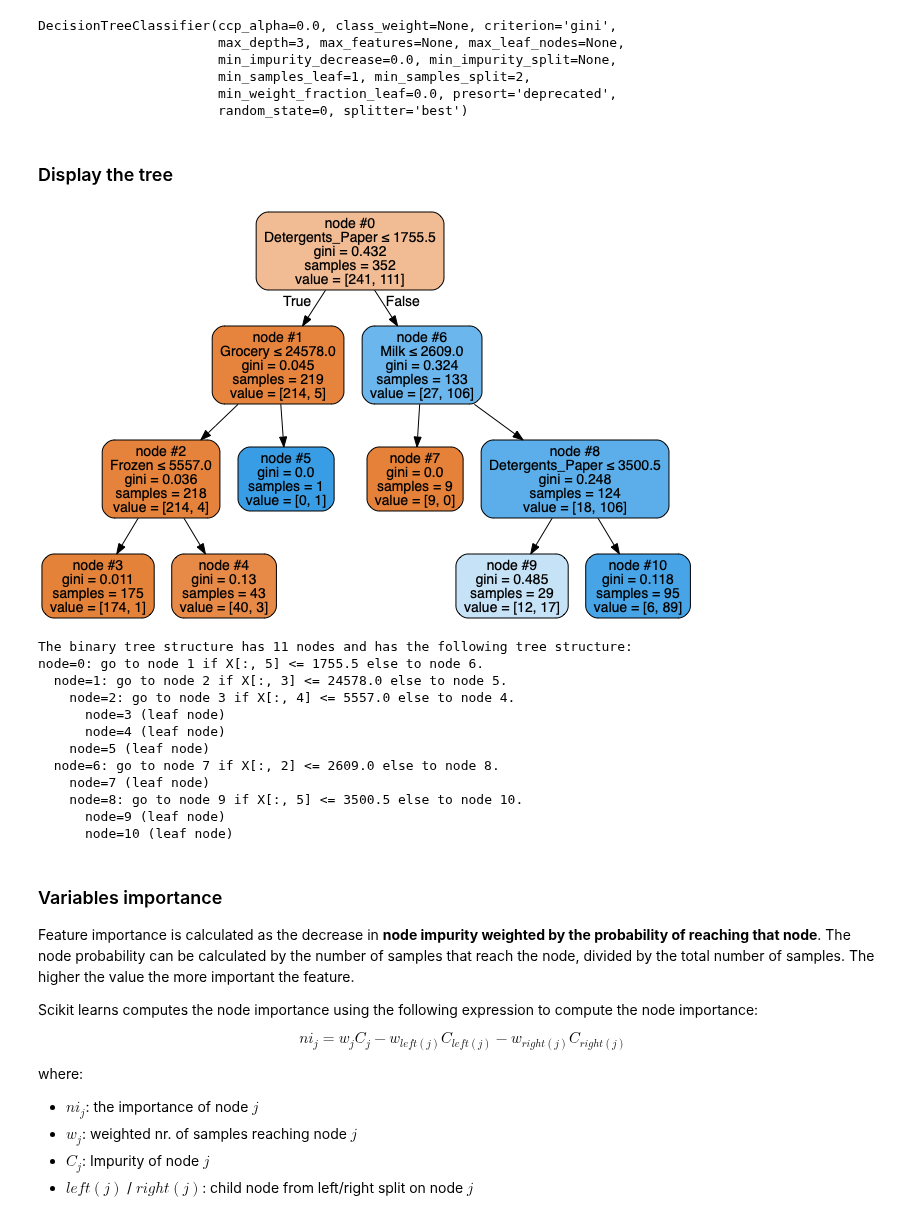
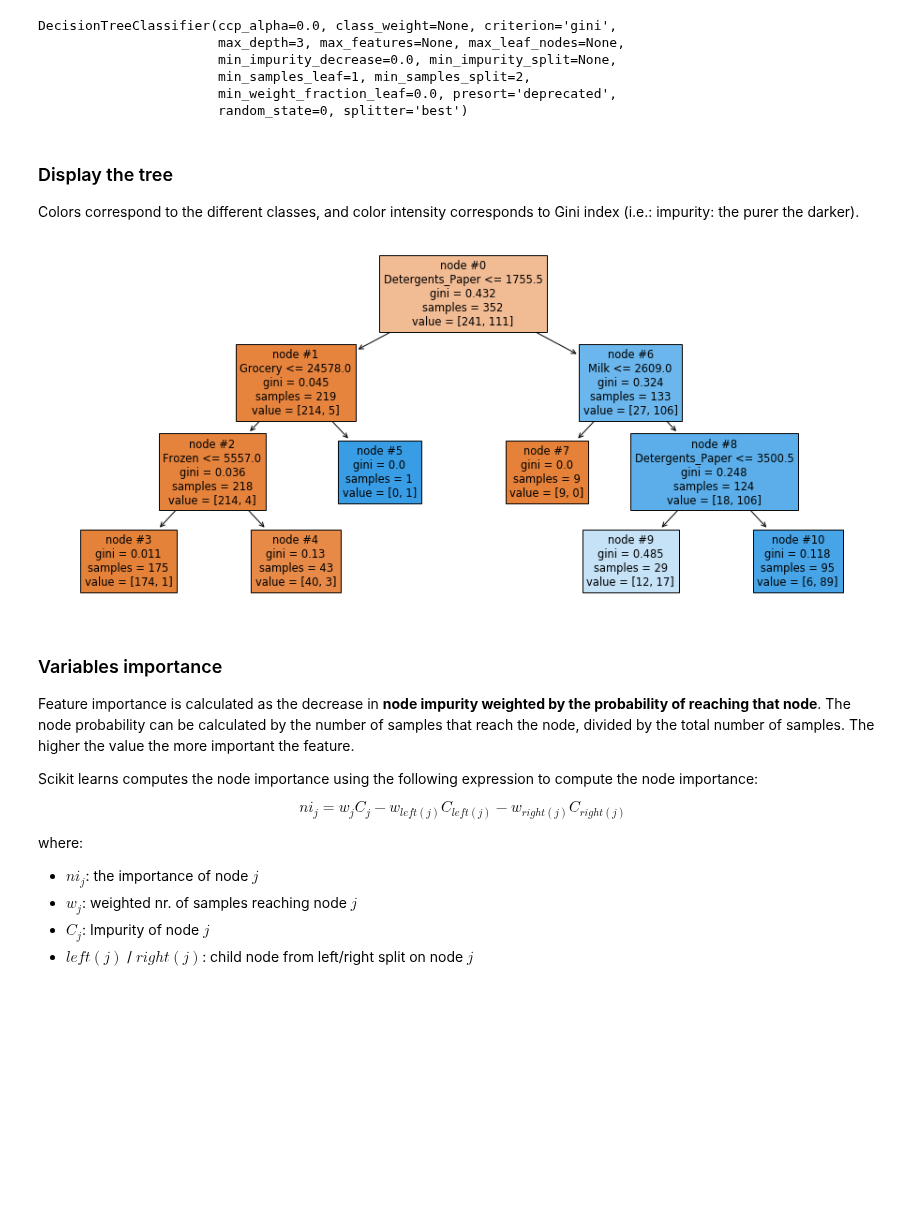
Before and after one commit to renero/class_notebooks, a Jupyter notebook: Tree based methods.ipynb, the cells around one changed output. Drawn from its saved outputs; the diff is of its cells as text; code cells hidden in the pictures; blank space fills up the shorter version.

```diff
--- a/Tree based methods.ipynb
+++ b/Tree based methods.ipynb
@@ -231,18 +199,0 @@ def plot_metrics(array1, array2, title='', xlabel='Tree depth', ylabel='F1'):
-# %%
-# Plot the $R^2$ values obtained when varying the depth of the tree
-min_depth = 1
-max_depth = 15
-r2s_train = []
-r2s_test = []
-for i in range(min_depth, max_depth):
-    # Fit the tree
-    tree = DecisionTreeRegressor(
-        random_state=0, max_depth=i).fit(X.train, Y.train)
-
-    # Get 10 metrics using CV of the MSE
-    r2s_train.append(np.mean(cross_val_score(
-        tree, X.train, Y.train, scoring='neg_mean_squared_error', cv=10)))
-
-    # Evaluate over the hold-out dataset.
-    r2s_test.append(np.abs(mean_squared_error(Y.test, tree.predict(X.test))))
-    del(tree)
@@ -305,27 +279,16 @@ DecisionTreeClassifier(ccp_alpha=0.0, class_weight=None, criterion='gini',
                        min_samples_leaf=1, min_samples_split=2,
                        min_weight_fraction_leaf=0.0, presort='deprecated',
                        random_state=0, splitter='best')
-# %% [markdown]
-### Display the tree
-# %%
-display_tree(classifier, wholesale.names('features'))
-# %% [output]
-[figure, removed]
-# %%
-explain_tree(classifier)
-# %% [output]
-The binary tree structure has 11 nodes and has the following tree structure:
-node=0: go to node 1 if X[:, 5] <= 1755.5 else to node 6.
-  node=1: go to node 2 if X[:, 3] <= 24578.0 else to node 5.
-    node=2: go to node 3 if X[:, 4] <= 5557.0 else to node 4.
-      node=3 (leaf node)
-      node=4 (leaf node)
-    node=5 (leaf node)
-  node=6: go to node 7 if X[:, 2] <= 2609.0 else to node 8.
-    node=7 (leaf node)
-    node=8: go to node 9 if X[:, 5] <= 3500.5 else to node 10.
-      node=9 (leaf node)
-      node=10 (leaf node)
+# %% [markdown]
+### Display the tree
+
+Colors correspond to the different classes, and color intensity corresponds to Gini index (i.e.: impurity: the purer the darker).
+# %%
+plt.figure(figsize=(16, 7))
+tree.plot_tree(classifier, feature_names=wholesale.feature_names,
+               node_ids=True, filled=True);
+# %% [output]
+[figure, added]
 # %% [markdown]
 ### Variables importance
 
```
Also changed, not shown: parts of 94 cells of this notebook.
